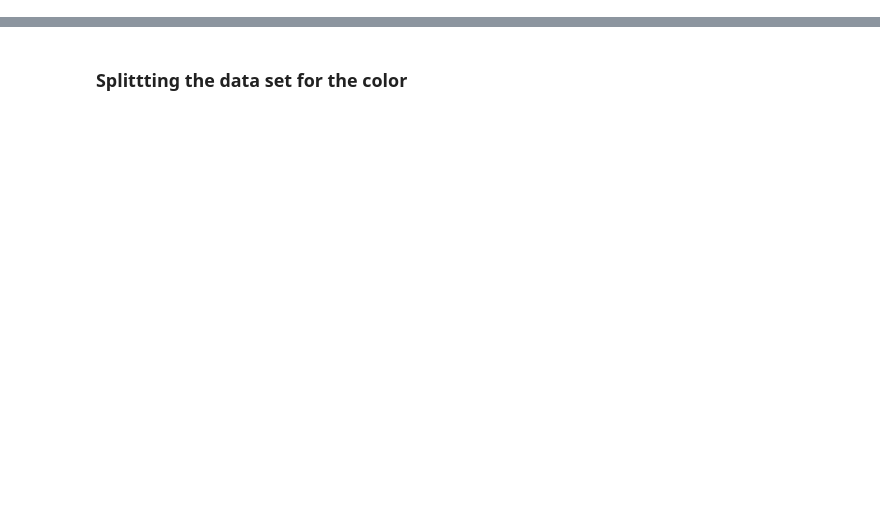
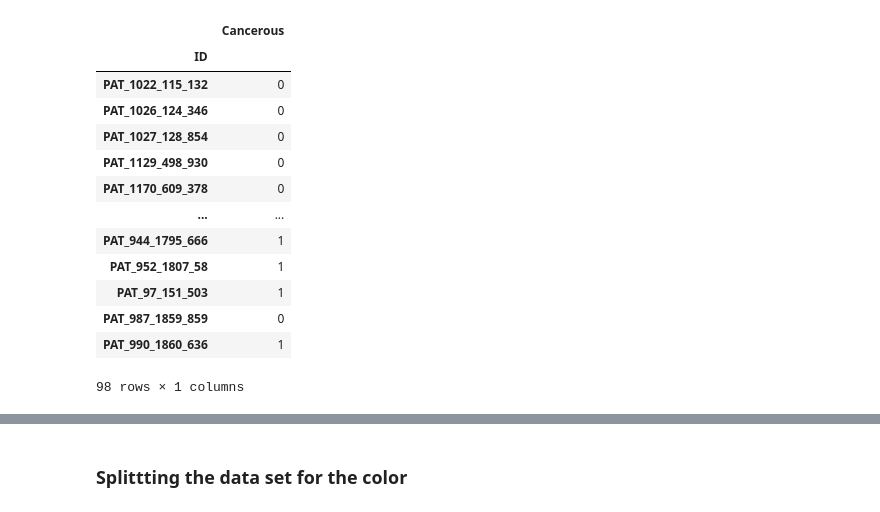
Before and after one commit to aminemine31/cherry2, a Jupyter notebook: G14mainnotebookversion-2.ipynb, the cells around one changed output, grey strips where cells are left out. Cells and saved outputs as stored; diff of their text form; code cells hidden in the pictures; blank space fills up the shorter version.

```diff
--- a/G14mainnotebookversion-2.ipynb
+++ b/G14mainnotebookversion-2.ipynb
@@ -37,0 +63,19 @@ ground_truth = '/Users/theakaroline/Documents/GitHub/Cherry2/ground_truth.csv'
+# %%
+to_be_cancerous_or_not_to_be = groundTruth_df.loc[:, ['Cancerous']]
+#to_be_cancerous_or_not_to_be = groundTruth_df[['ID', 'Cancerous']].copy()
+to_be_cancerous_or_not_to_be
+# %% [output]
+|  | Cancerous |
+| ID |  |
+| PAT_1022_115_132 | 0 |
+| PAT_1026_124_346 | 0 |
+| PAT_1027_128_854 | 0 |
+| PAT_1129_498_930 | 0 |
+| PAT_1170_609_378 | 0 |
+| ... | ... |
+| PAT_944_1795_666 | 1 |
+| PAT_952_1807_58 | 1 |
+| PAT_97_151_503 | 1 |
+| PAT_987_1859_859 | 0 |
+| PAT_990_1860_636 | 1 |
+98 rows × 1 columns
```
Also changed, not shown: parts of 31 cells of this notebook.
